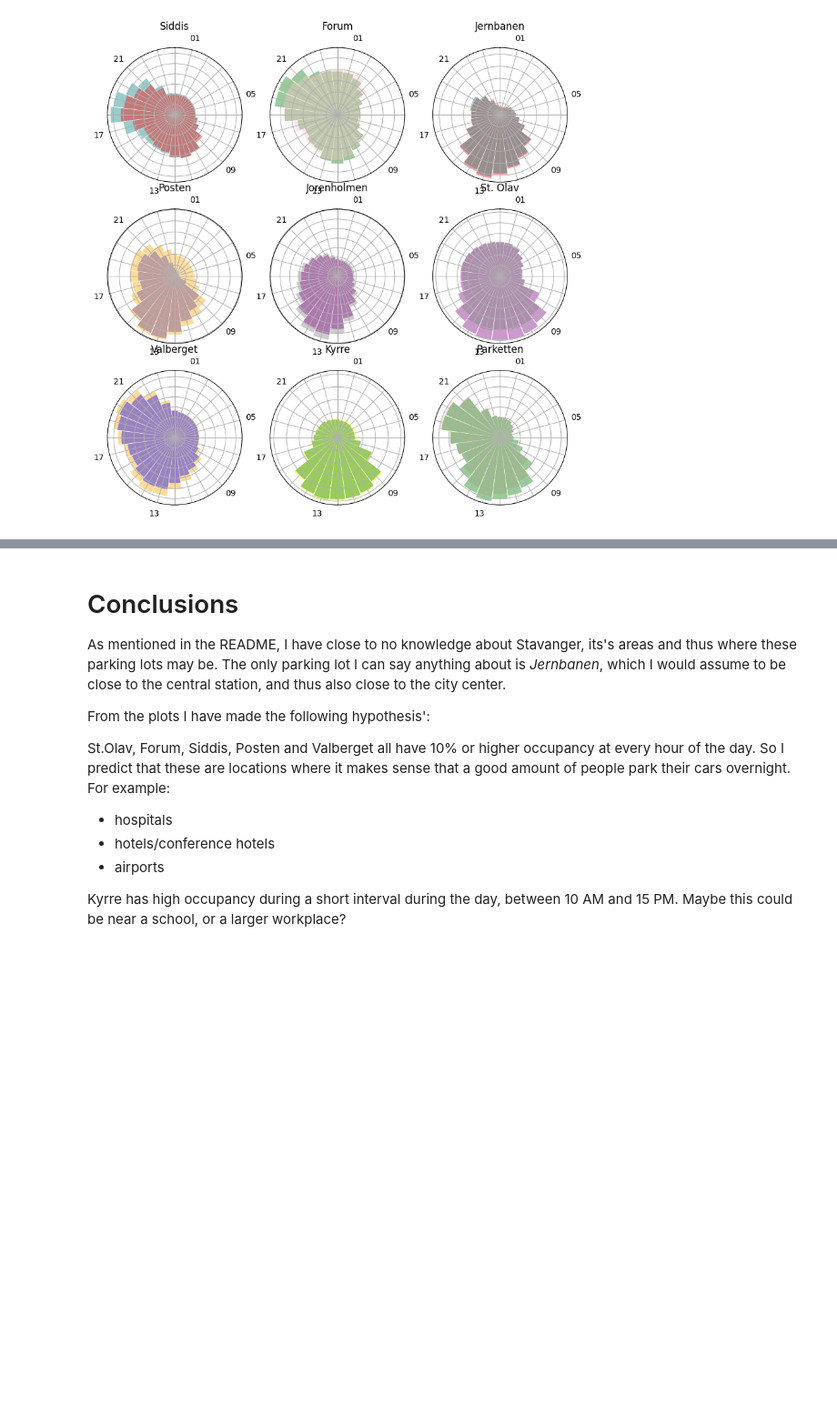
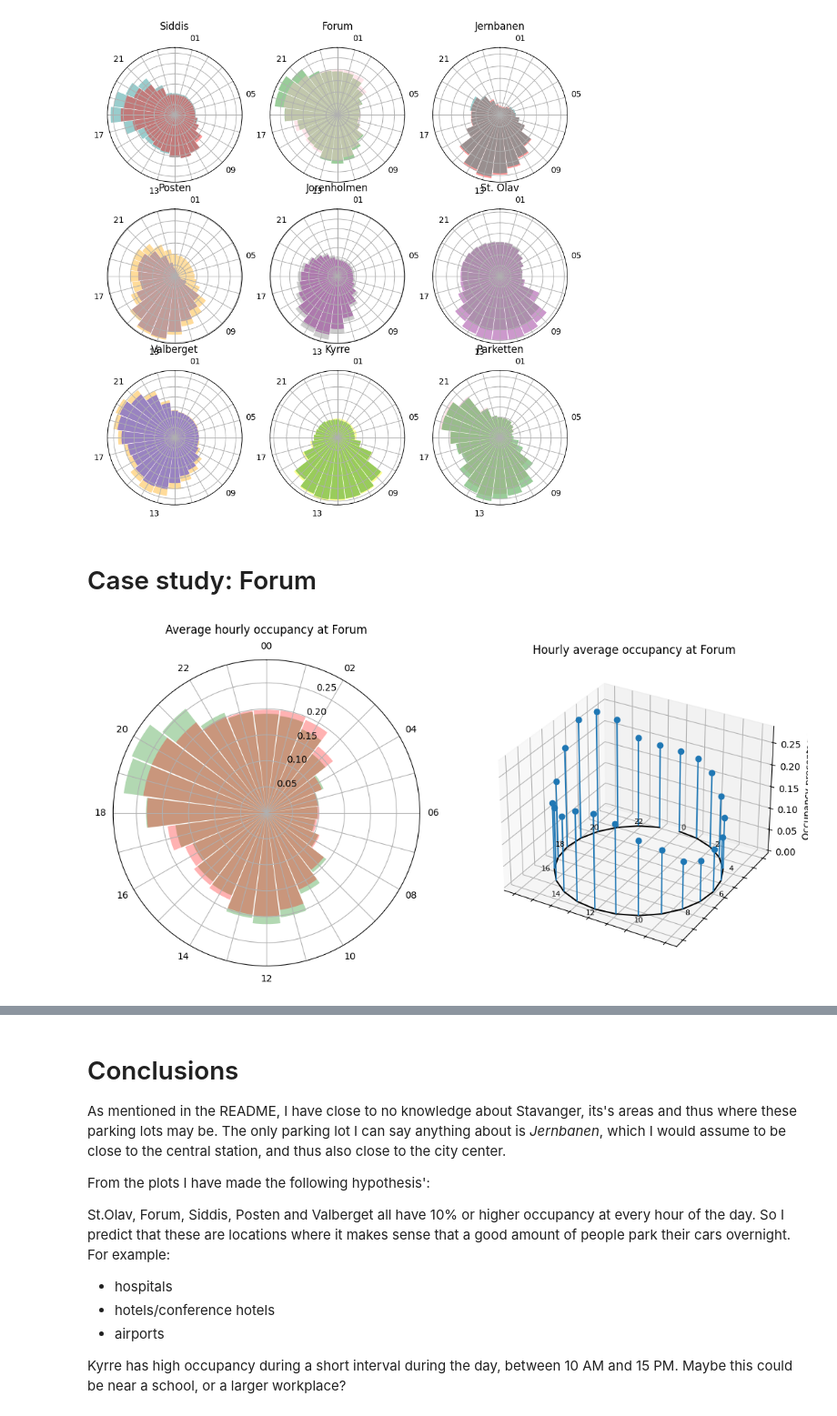
Before and after one commit to lenelise/stavanger_parkinglots, a Jupyter notebook: parking.ipynb, the cells around one changed output, grey strips where cells are left out. Shown at 91% size. Cells and saved outputs as stored; diff of their text form; code cells hidden in the pictures; blank space fills up the shorter version.

Commit message:
added 3D plot + case study with comparison of plot types

```diff
--- a/parking.ipynb
+++ b/parking.ipynb
@@ -293,3 +291,67 @@ for k in range(9):
 plt.show()
 # %% [output]
 [figure]
+# %% [markdown]
+# Case study: Forum
+# %%
+fig = plt.figure(figsize=(20, 10))
+
+#### Plot 1: polar
+
+Forum_hour_average_2017 = parkering2017.groupby('Hour')['Forum'].mean().sort_index()
+Forum_hourly_average_2018 = parkering2018.groupby('Hour')['Forum'].mean().sort_index()
+
+ax[0] = fig.add_subplot(1,3,1,projection='polar')
+
+bars = ax[0].bar(angles, Forum_hour_average_2017, width=0.25, color=colors[1], alpha=0.3, label='2017') #alpha styrer gjennomsiktighetsgraden
+bars = ax[0].bar(angles, Forum_hourly_average_2018, width=0.25, color=colors[2], alpha=0.3, label ='2018') #alpha styrer gjennomsiktighetsgraden
+
+# ax[0].legend(loc='best', fontsize='small', bbox_to_anchor=(1,0.97), bbox_transform = fig.transFigure) #plasseres ut fra figurens akser, ikke Axes' akser
+
+ax[0].set_theta_zero_location("N")  # 12 o'clock starts at top
+ax[0].set_theta_direction(-1)       # Clockwise
+ax[0].set_xticks(angles)
+ax[0].set_xticklabels(hours_every_other)
+ax[0].set_title("Average hourly occupancy at Forum", va='bottom')
+
+#### Plot 2: 3D
+
+ax[1] = fig.add_subplot(1,3,2,projection='3d')
+
+x1 = np.sin(np.linspace(0, 2 * np.pi, 24, endpoint=False)) #deler opp sirkel (2*pi) i 24 like store deler
+y1 = np.cos(np.linspace(0, 2 * np.pi, 24, endpoint=False)) #deler opp sirkel (2*pi) i 24 like store deler
+z1 = parkinglots_hourly_avg_2017[1].values
+
+d = 0.07 #want the 2018 stems to be close to 2017, but not at the same exact spot
+x2 = np.sin(np.linspace(0 + d, 2 * np.pi + d, 24, endpoint=False)) #deler opp sirkel (2*pi) i 24 like store deler
+y2 = np.cos(np.linspace(0 + d, 2 * np.pi + d, 24, endpoint=False)) #deler opp sirkel (2*pi) i 24 like store deler
+z2 = parkinglots_hourly_avg_2018[1].values
+
+ax[1].stem(x1,y1,z1,
+        basefmt = 'k-',
+        label='2017')
+
+color = 'C5'
+ax[2].stem(x2,y2,z2,
+        linefmt = f'{color}-', #vertical line
+        markerfmt=f'{color}d', #stem head
+        basefmt='k-', #baseline
+        label='2018')
+
+# ax.set_xticks(angles)
+# ax.set_xticklabels(hours_every_four)
+ax[1].set_xticklabels([])
+ax[1].set_yticklabels([])
+ax[1].set_zlabel("Occupancy precentage")
+
+ax[1].set_title("Hourly average occupancy at Forum")
+
+# ax.legend()
+
+for i, (xi, yi) in enumerate(zip(x1, y1)):
+    if i%2==0:
+            ax[1].text(xi * 1.1, yi * 1.1, 0, str(i), ha='center', va='center', fontsize=8)
+
+plt.show()
+# %% [output]
+[figure, added]
```
Also changed, not shown: parts of 8 cells of this notebook.
